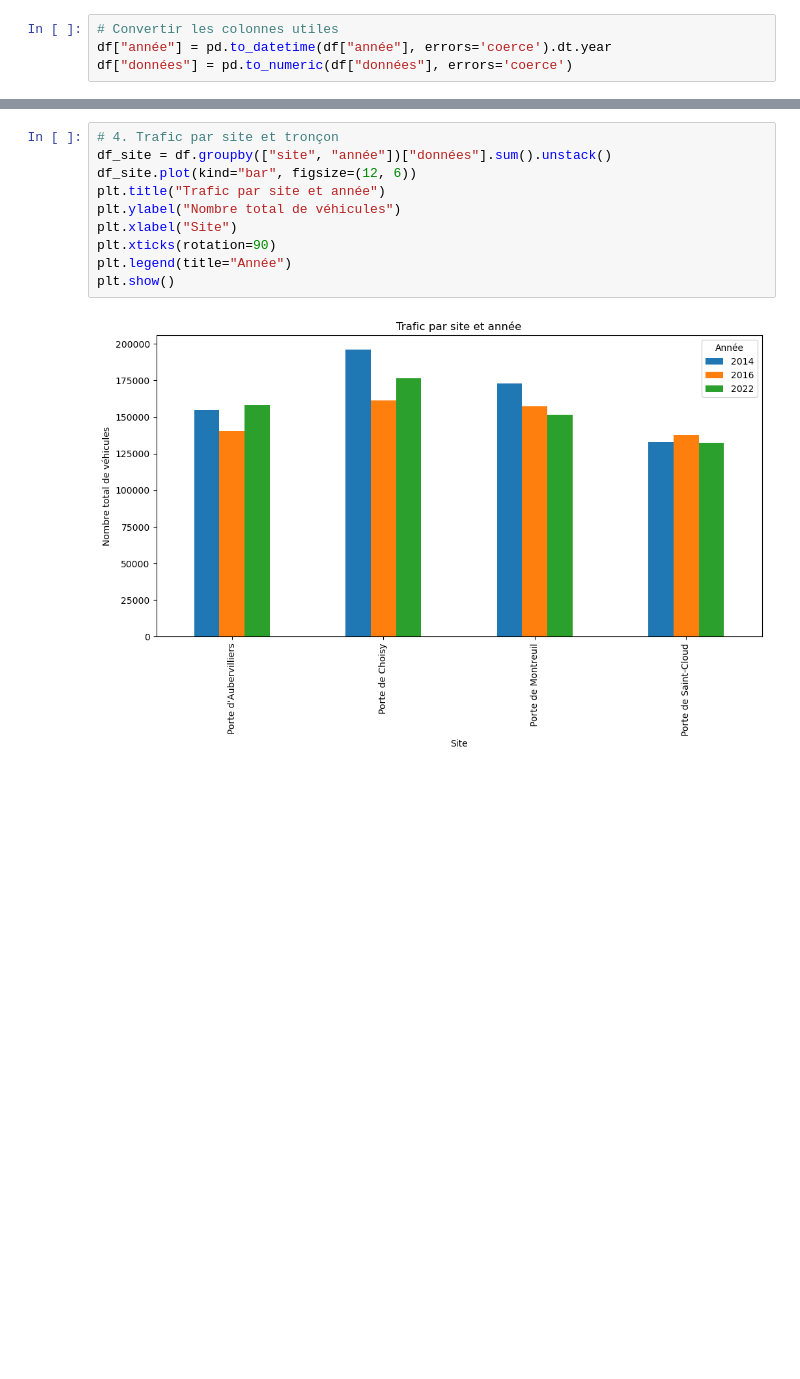
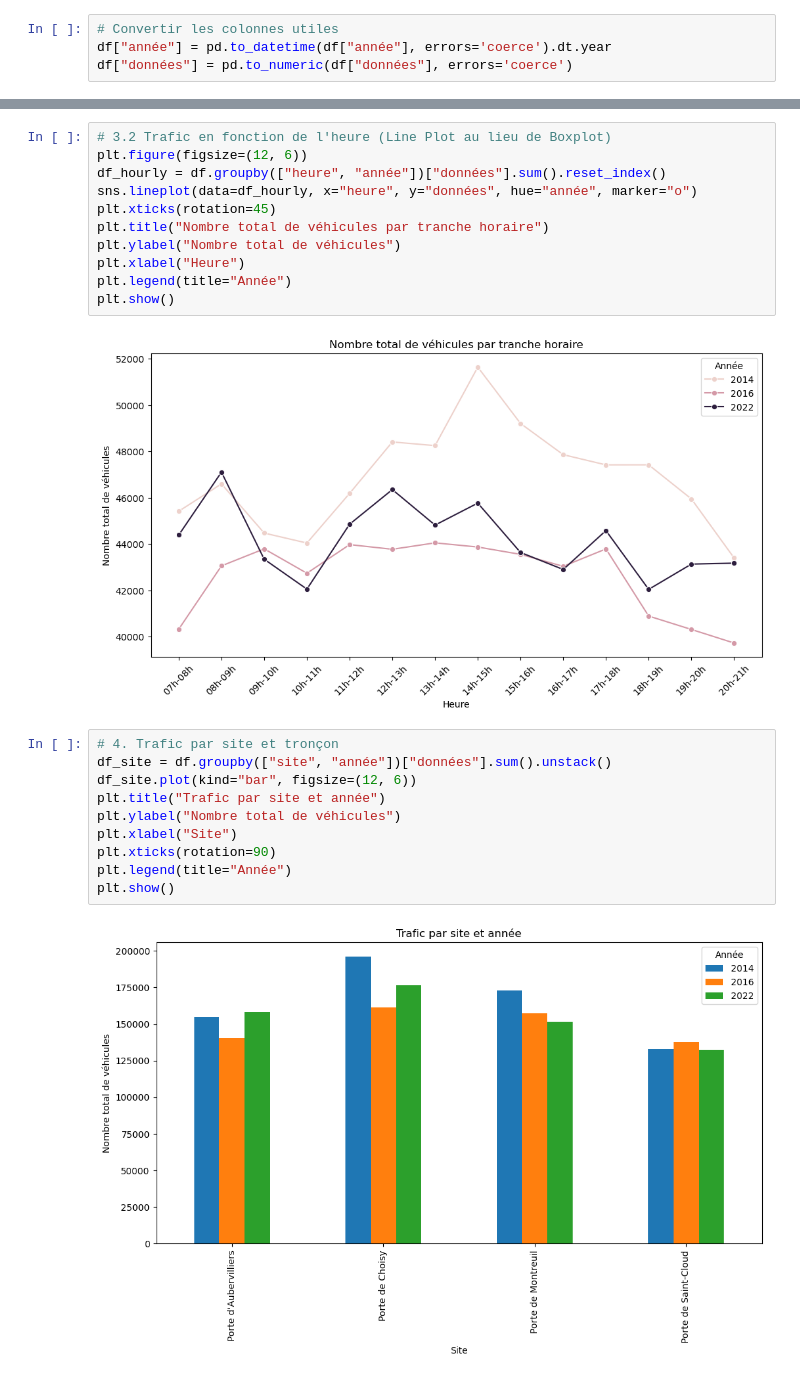
Before and after one commit to qgaillar/Design-Project, a Jupyter notebook: Analyse_type_vehicule_periph/compo_trafic.ipynb, the cells around one changed output, grey strips where cells are left out. Cells and saved outputs as stored; diff of their text form; blank space fills up the shorter version.

```diff
--- a/Analyse_type_vehicule_periph/compo_trafic.ipynb
+++ b/Analyse_type_vehicule_periph/compo_trafic.ipynb
@@ -53,3 +67,16 @@ plt.show()
+# %%
+# 3.2 Trafic en fonction de l'heure (Line Plot au lieu de Boxplot)
+plt.figure(figsize=(12, 6))
+df_hourly = df.groupby(["heure", "année"])["données"].sum().reset_index()
+sns.lineplot(data=df_hourly, x="heure", y="données", hue="année", marker="o")
+plt.xticks(rotation=45)
+plt.title("Nombre total de véhicules par tranche horaire")
+plt.ylabel("Nombre total de véhicules")
+plt.xlabel("Heure")
+plt.legend(title="Année")
+plt.show()
+# %% [output]
+[figure, added]
 # %%
 # 4. Trafic par site et tronçon
 df_site = df.groupby(["site", "année"])["données"].sum().unstack()
```
Also changed, not shown: parts of 8 cells of this notebook.
